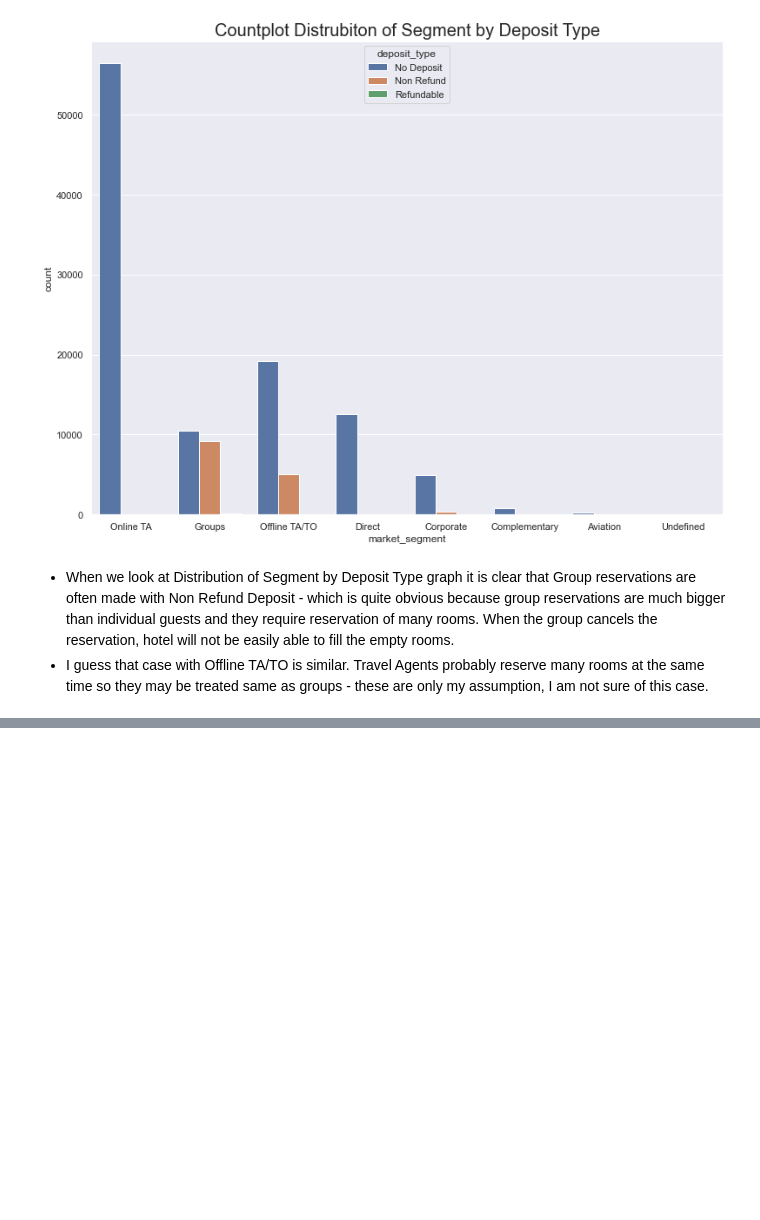
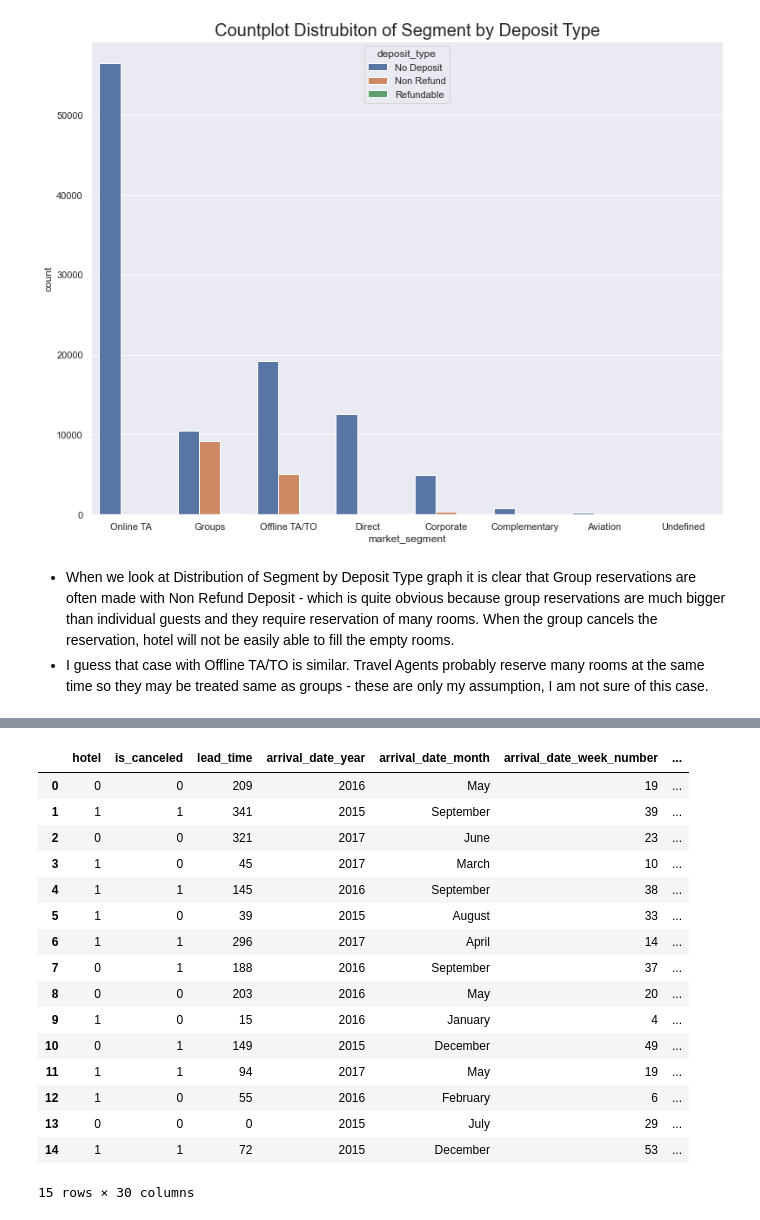
Before and after one commit to jakubtyminski/DS_Projects, a Jupyter notebook: hotel_booking_project/hotel_booking_project.ipynb, the cells around one changed output, grey strips where cells are left out. Cells and saved outputs as stored; diff of their text form; code cells hidden in the pictures; blank space fills up the shorter version.

```diff
--- a/hotel_booking_project/hotel_booking_project.ipynb
+++ b/hotel_booking_project/hotel_booking_project.ipynb
@@ -256,0 +294,2 @@ sns.barplot(x = 'arrival_date_month', y = 'is_canceled', hue = 'hotel', data = d
+# %%
+df = data.copy()
@@ -256,0 +354,56 @@ sns.barplot(x = 'arrival_date_month', y = 'is_canceled', hue = 'hotel', data = d
+# %%
+class AssignedTransformer(BaseEstimator, TransformerMixin):
+    def __init__(self):
+        pass
+
+    def fit( self, X, y = None ):
+        return self
+
+    def transform( self, X, y = None ):
+        categories = ['A', 'D']
+        X['assigned_room_type'] = X['assigned_room_type'].apply(lambda x: "Other" if x not in categories else x)
+        return X
+# %%
+class CustomerTransformer(BaseEstimator, TransformerMixin):
+    def __init__(self):
+        pass
+
+    def fit( self, X, y = None ):
+        return self
+
+    def transform( self, X, y = None ):
+        X['customer_type'] = X['customer_type'].apply(lambda x: 1 if x=='Transient' else 0)
+        return X
+# %%
+# check if all the transformers work
+
+steps = [
+    ('remove', RemoveColumnsTransformer(columns_to_remove=['company', 'reservation_status_date'])),
+    ('hotel', HotelTransformer()),
+    ('market_segment', Market_segment_Transformer()),
+    ('channel', ChannelTransformer()),
+    ('reserved', ReservedTransformer()),
+    ('assigned', AssignedTransformer()),
+    ('customer', CustomerTransformer()),
+]
+
+pipeline = Pipeline(steps=steps)
+pipeline.fit_transform(df).head(15)
+# %% [output]
+|  | hotel | is_canceled | lead_time | arrival_date_year | arrival_date_month | arrival_date_week_number | ... |
+| 0 | 0 | 0 | 209 | 2016 | May | 19 | ... |
+| 1 | 1 | 1 | 341 | 2015 | September | 39 | ... |
+| 2 | 0 | 0 | 321 | 2017 | June | 23 | ... |
+| 3 | 1 | 0 | 45 | 2017 | March | 10 | ... |
+| 4 | 1 | 1 | 145 | 2016 | September | 38 | ... |
+| 5 | 1 | 0 | 39 | 2015 | August | 33 | ... |
+| 6 | 1 | 1 | 296 | 2017 | April | 14 | ... |
+| 7 | 0 | 1 | 188 | 2016 | September | 37 | ... |
+| 8 | 0 | 0 | 203 | 2016 | May | 20 | ... |
+| 9 | 1 | 0 | 15 | 2016 | January | 4 | ... |
+| 10 | 0 | 1 | 149 | 2015 | December | 49 | ... |
+| 11 | 1 | 1 | 94 | 2017 | May | 19 | ... |
+| 12 | 1 | 0 | 55 | 2016 | February | 6 | ... |
+| 13 | 0 | 0 | 0 | 2015 | July | 29 | ... |
+| 14 | 1 | 1 | 72 | 2015 | December | 53 | ... |
+15 rows × 30 columns
```
Also changed, not shown: parts of 11 cells of this notebook, 1 other file.
